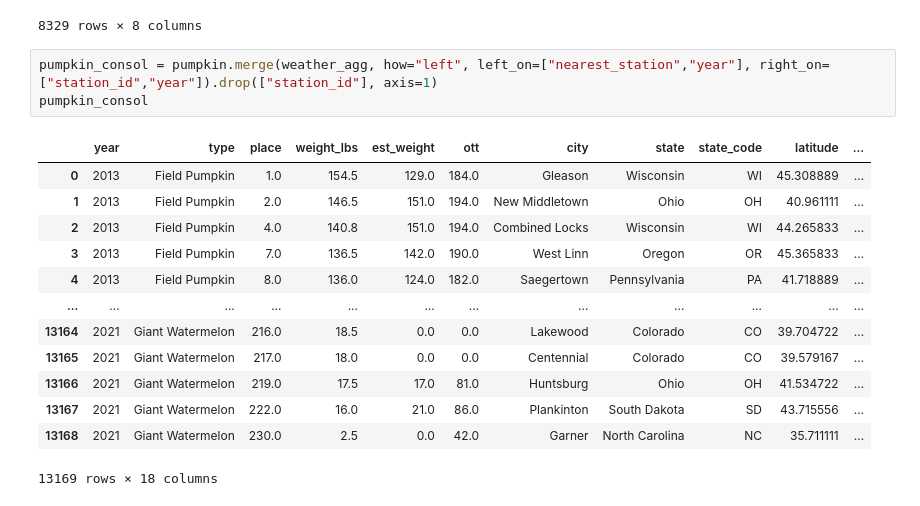
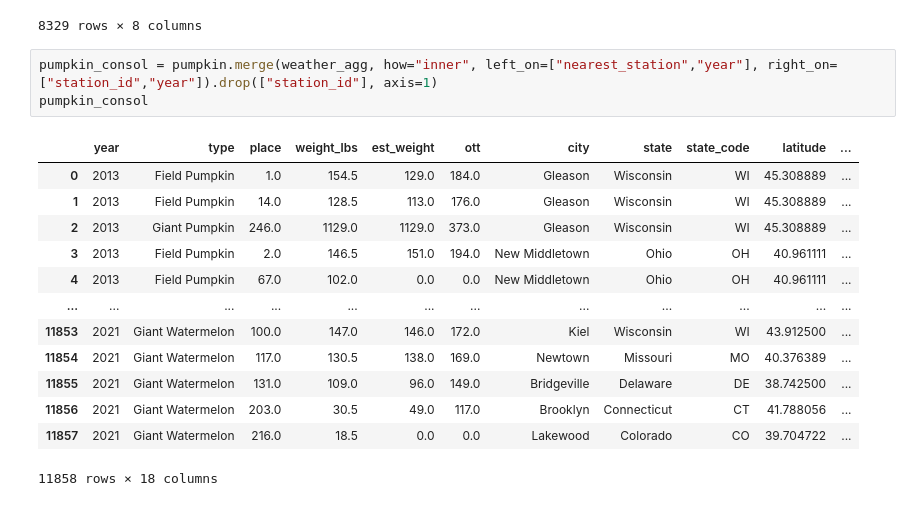
Before and after one commit to eric1650/w203_lab2, a Jupyter notebook: pumpkins/data_preparation.ipynb, the cells around one changed output. Saved outputs shown, nothing was run; the diff lists cells and outputs as text.

```diff
--- a/pumpkins/data_preparation.ipynb
+++ b/pumpkins/data_preparation.ipynb
@@ -1239,19 +1283,19 @@ weather_agg
 | 8328 | USW00094994 | 2021 | 131.863309 | 276.812950 | 22.230216 | 57.574929 | 50.190733 | 59.808428 |
 8329 rows × 8 columns
 # %%
-pumpkin_consol = pumpkin.merge(weather_agg, how="left", left_on=["nearest_station","year"], right_on=["station_id","year"]).drop(["station_id"], axis=1)
+pumpkin_consol = pumpkin.merge(weather_agg, how="inner", left_on=["nearest_station","year"], right_on=["station_id","year"]).drop(["station_id"], axis=1)
 pumpkin_consol
 # %% [output]
 |  | year | type | place | weight_lbs | est_weight | ott | city | state | state_code | latitude | ... |
 | 0 | 2013 | Field Pumpkin | 1.0 | 154.5 | 129.0 | 184.0 | Gleason | Wisconsin | WI | 45.308889 | ... |
-| 1 | 2013 | Field Pumpkin | 2.0 | 146.5 | 151.0 | 194.0 | New Middletown | Ohio | OH | 40.961111 | ... |
-| 2 | 2013 | Field Pumpkin | 4.0 | 140.8 | 151.0 | 194.0 | Combined Locks | Wisconsin | WI | 44.265833 | ... |
-| 3 | 2013 | Field Pumpkin | 7.0 | 136.5 | 142.0 | 190.0 | West Linn | Oregon | OR | 45.365833 | ... |
-| 4 | 2013 | Field Pumpkin | 8.0 | 136.0 | 124.0 | 182.0 | Saegertown | Pennsylvania | PA | 41.718889 | ... |
+| 1 | 2013 | Field Pumpkin | 14.0 | 128.5 | 113.0 | 176.0 | Gleason | Wisconsin | WI | 45.308889 | ... |
+| 2 | 2013 | Giant Pumpkin | 246.0 | 1129.0 | 1129.0 | 373.0 | Gleason | Wisconsin | WI | 45.308889 | ... |
+| 3 | 2013 | Field Pumpkin | 2.0 | 146.5 | 151.0 | 194.0 | New Middletown | Ohio | OH | 40.961111 | ... |
+| 4 | 2013 | Field Pumpkin | 67.0 | 102.0 | 0.0 | 0.0 | New Middletown | Ohio | OH | 40.961111 | ... |
 | ... | ... | ... | ... | ... | ... | ... | ... | ... | ... | ... | ... |
-| 13164 | 2021 | Giant Watermelon | 216.0 | 18.5 | 0.0 | 0.0 | Lakewood | Colorado | CO | 39.704722 | ... |
-| 13165 | 2021 | Giant Watermelon | 217.0 | 18.0 | 0.0 | 0.0 | Centennial | Colorado | CO | 39.579167 | ... |
-| 13166 | 2021 | Giant Watermelon | 219.0 | 17.5 | 17.0 | 81.0 | Huntsburg | Ohio | OH | 41.534722 | ... |
-| 13167 | 2021 | Giant Watermelon | 222.0 | 16.0 | 21.0 | 86.0 | Plankinton | South Dakota | SD | 43.715556 | ... |
-| 13168 | 2021 | Giant Watermelon | 230.0 | 2.5 | 0.0 | 42.0 | Garner | North Carolina | NC | 35.711111 | ... |
+| 11853 | 2021 | Giant Watermelon | 100.0 | 147.0 | 146.0 | 172.0 | Kiel | Wisconsin | WI | 43.912500 | ... |
+| 11854 | 2021 | Giant Watermelon | 117.0 | 130.5 | 138.0 | 169.0 | Newtown | Missouri | MO | 40.376389 | ... |
+| 11855 | 2021 | Giant Watermelon | 131.0 | 109.0 | 96.0 | 149.0 | Bridgeville | Delaware | DE | 38.742500 | ... |
+| 11856 | 2021 | Giant Watermelon | 203.0 | 30.5 | 49.0 | 117.0 | Brooklyn | Connecticut | CT | 41.788056 | ... |
+| 11857 | 2021 | Giant Watermelon | 216.0 | 18.5 | 0.0 | 0.0 | Lakewood | Colorado | CO | 39.704722 | ... |
-13169 rows × 18 columns
+11858 rows × 18 columns
```
Also changed, not shown: parts of 8 cells of this notebook, 1 other file.
